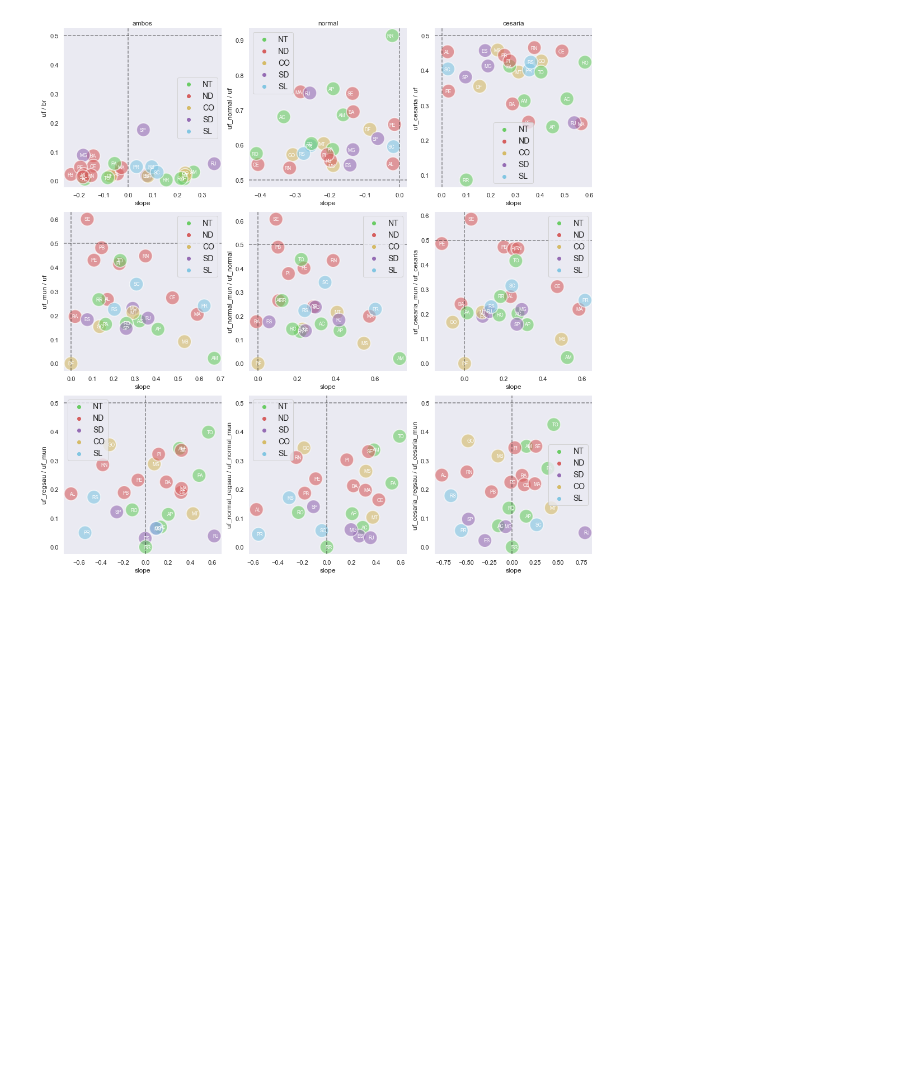
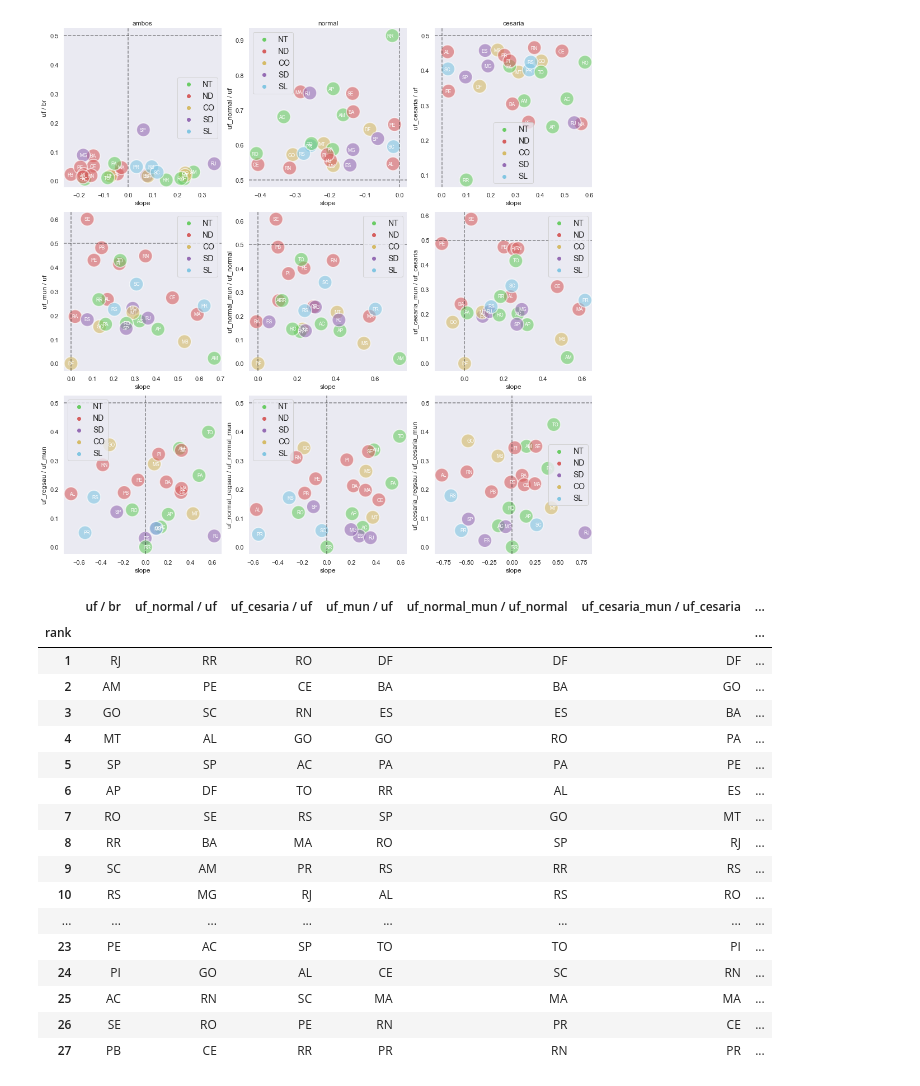
Before and after one commit to lucaslopes/gestantes, a Jupyter notebook: notebook.ipynb, the cells around one changed output. Saved outputs shown, nothing was run; the diff lists cells and outputs as text; code cells hidden in the pictures; blank space fills up the shorter version.

Commit message:
Rank states for each scatter plot based on distance to upper right corner

```diff
--- a/notebook.ipynb
+++ b/notebook.ipynb
@@ -9,8 +9,31 @@ ys = [
 	['uf_regsau / uf_mun', 'uf_normal_regsau / uf_normal_mun', 'uf_cesaria_regsau / uf_cesaria_mun'],
 ]
 # %%
-data = data_load.load_files_to_dict(
-  data_info.get_files_path(config.PATH_DATA+'/uf_ano'))
-data_plot.plot_scatter_matrix(data_info.get_matrix_data(data), ys)
+matrix = data_info.get_matrix_data(
+  data_load.load_files_to_dict(
+    data_info.get_files_path(
+      config.PATH_DATA+'/uf_ano')))
+data_plot.plot_scatter_matrix(matrix, ys)
 # %% [output]
 [figure]
+# %%
+data_info.matrix_rank(matrix, ys)
+# %% [output]
+|  | uf / br | uf_normal / uf | uf_cesaria / uf | uf_mun / uf | uf_normal_mun / uf_normal | uf_cesaria_mun / uf_cesaria | ... |
+| rank |  |  |  |  |  |  | ... |
+| 1 | RJ | RR | RO | DF | DF | DF | ... |
+| 2 | AM | PE | CE | BA | BA | GO | ... |
+| 3 | GO | SC | RN | ES | ES | BA | ... |
+| 4 | MT | AL | GO | GO | RO | PA | ... |
+| 5 | SP | SP | AC | PA | PA | PE | ... |
+| 6 | AP | DF | TO | RR | AL | ES | ... |
+| 7 | RO | SE | RS | SP | GO | MT | ... |
+| 8 | RR | BA | MA | RO | SP | RJ | ... |
+| 9 | SC | AM | PR | RS | RR | RS | ... |
+| 10 | RS | MG | RJ | AL | RS | RO | ... |
+| ... | ... | ... | ... | ... | ... | ... | ... |
+| 23 | PE | AC | SP | TO | TO | PI | ... |
+| 24 | PI | GO | AL | CE | SC | RN | ... |
+| 25 | AC | RN | SC | MA | MA | MA | ... |
+| 26 | SE | RO | PE | RN | PR | CE | ... |
+| 27 | PB | CE | RR | PR | RN | PR | ... |
```
Also changed, not shown: 1 other file.
